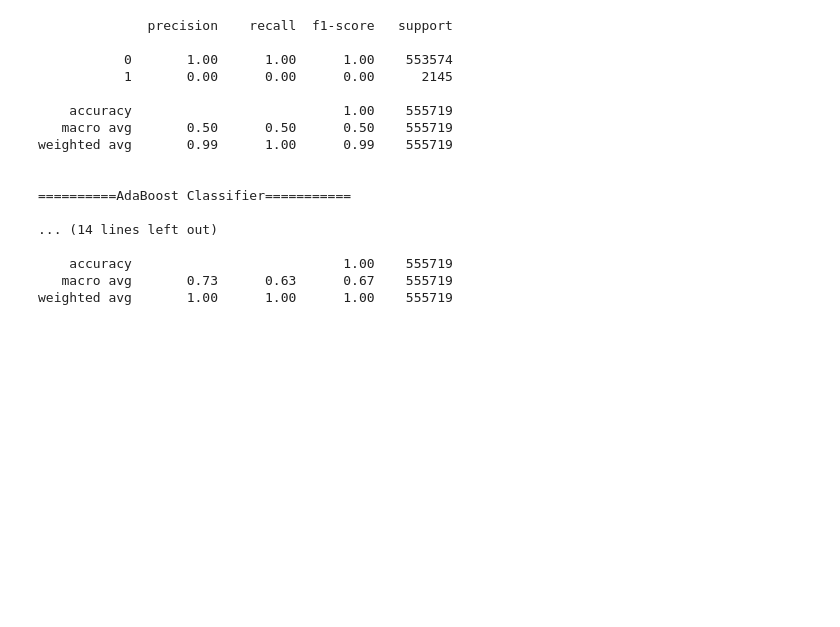
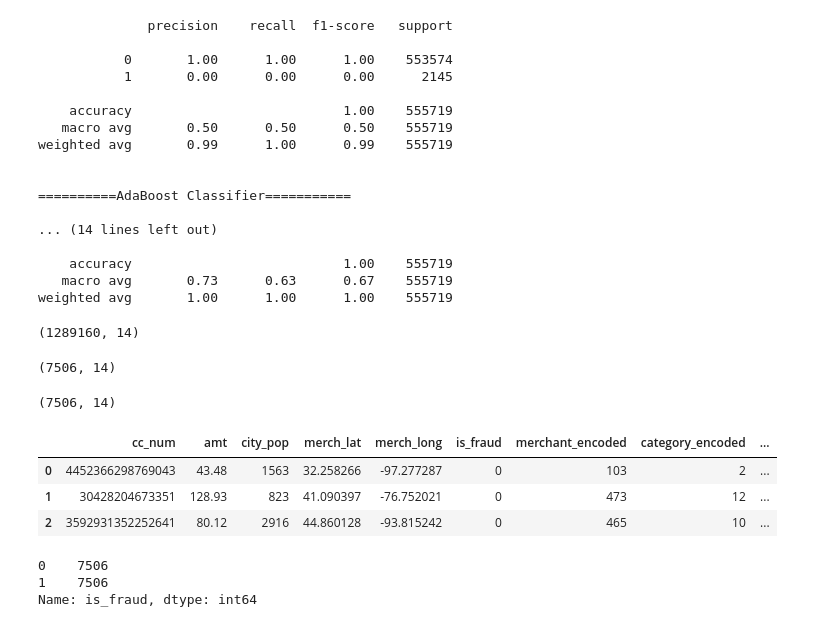
Before and after one commit to First-Last-Dance/Credit_Card_Transactions_Fraud_Detection, a Jupyter notebook: main.ipynb, the cells around one changed output. Saved outputs shown, nothing was run; the diff lists cells and outputs as text; code cells hidden in the pictures; blank space fills up the shorter version.

```diff
--- a/main.ipynb
+++ b/main.ipynb
@@ -497,0 +658,32 @@ weighted avg       1.00      1.00      1.00    555719
+# %%
+normal = df[df['is_fraud']==0]
+fraud = df[df['is_fraud']==1]
+# %%
+normal.shape
+# %% [output]
+(1289160, 14)
+# %%
+fraud.shape
+# %% [output]
+(7506, 14)
+# %%
+normal_sample = normal.sample(n=fraud.shape[0])
+# %%
+normal_sample.shape
+# %% [output]
+(7506, 14)
+# %%
+new_data = pd.concat([normal_sample,fraud], ignore_index=True)
+# %%
+new_data.head(3)
+# %% [output]
+|  | cc_num | amt | city_pop | merch_lat | merch_long | is_fraud | merchant_encoded | category_encoded | ... |
+| 0 | 4452366298769043 | 43.48 | 1563 | 32.258266 | -97.277287 | 0 | 103 | 2 | ... |
+| 1 | 30428204673351 | 128.93 | 823 | 41.090397 | -76.752021 | 0 | 473 | 12 | ... |
+| 2 | 3592931352252641 | 80.12 | 2916 | 44.860128 | -93.815242 | 0 | 465 | 10 | ... |
+# %%
+new_data['is_fraud'].value_counts()
+# %% [output]
+0    7506
+1    7506
+Name: is_fraud, dtype: int64
```
Also changed, not shown: parts of 23 cells of this notebook.
